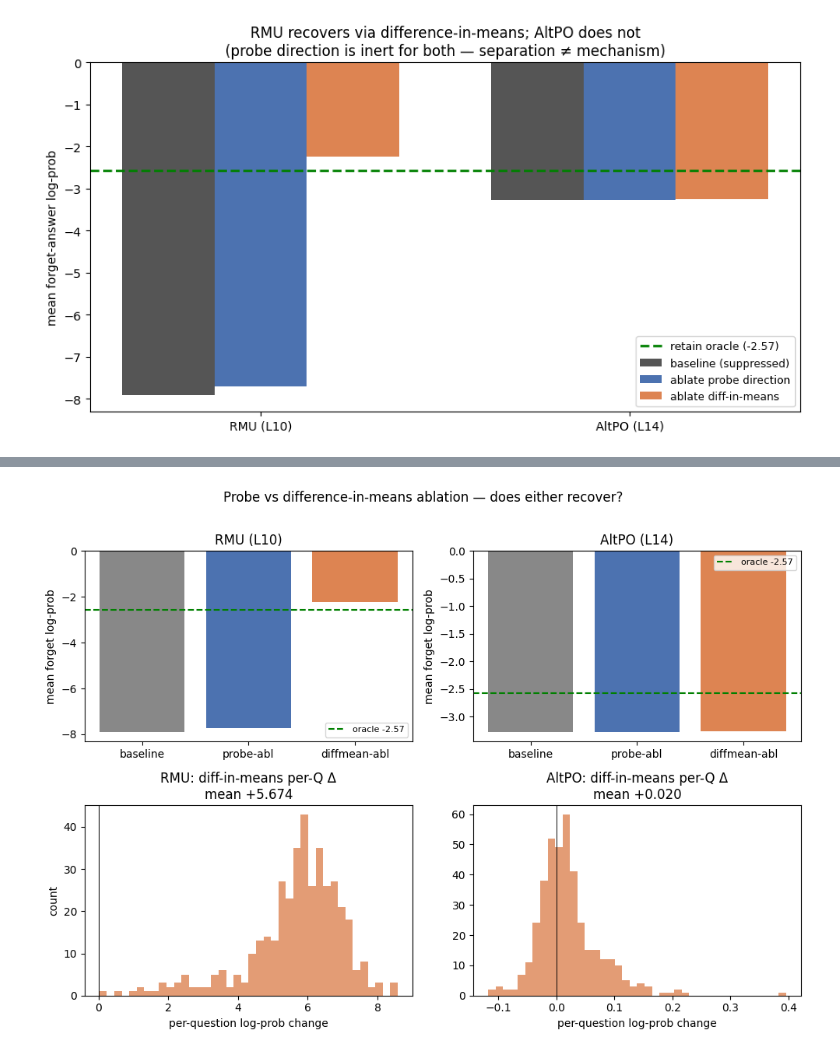
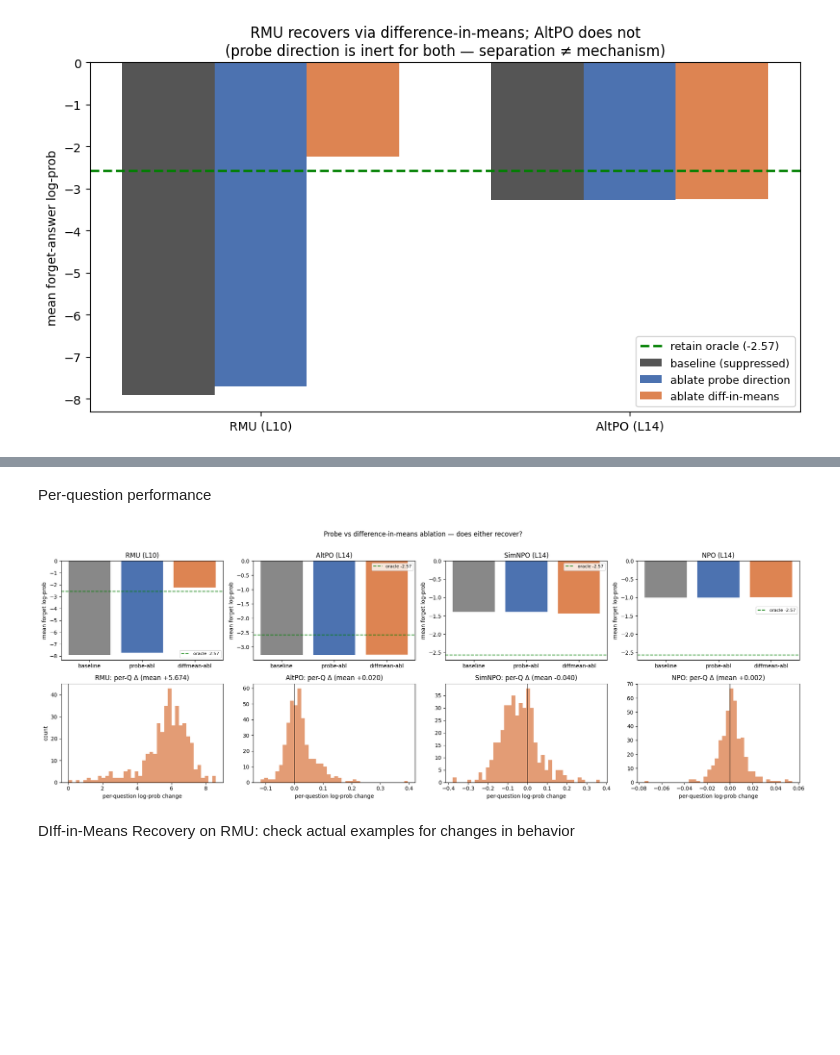
Before and after one commit to alexnie01/unlearning-probes, a Jupyter notebook: notebooks/08_ablation_translation.ipynb, the cells around one changed output, grey strips where cells are left out. Drawn from its saved outputs; the diff is of its cells as text; code cells hidden in the pictures; blank space fills up the shorter version.

```diff
--- a/notebooks/08_ablation_translation.ipynb
+++ b/notebooks/08_ablation_translation.ipynb
@@ -313,44 +267,34 @@ Params: 1.2B
+# %% [markdown]
+Per-question performance
 # %%
-import matplotlib.pyplot as plt
-import numpy as np
-import json
-
-diff_results = json.load(open("../results/ablation_recovery/diff_in_means.json"))
-ORACLE = -2.57
-
-# also load the probe-direction results for side-by-side comparison
-probe_results = json.load(open("../results/ablation_recovery/recovery_all_models.json"))
-
 models = list(diff_results.keys())
-fig, axes = plt.subplots(2, len(models), figsize=(5*len(models), 7))
+fig, axes = plt.subplots(2, len(models), figsize=(5 * len(models), 7))
 
 for j, mk in enumerate(models):
     dm = diff_results[mk]
-
-    # top row: bar comparison baseline / probe-abl / diffmeans-abl, oracle line
     ax = axes[0, j]
-    probe_abl = probe_results[mk]["mean_ablated"]
-    bars = [dm["mean_baseline"], probe_abl, dm["mean_ablated"]]
-    labels = ["baseline", "probe-abl", "diffmean-abl"]
-    ax.bar(labels, bars, color=["#888","#4c72b0","#dd8452"])
-    ax.axhline(ORACLE, color="green", ls="--", label=f"oracle {ORACLE}")
+    bars = [dm["mean_baseline"], probe_results[mk]["mean_ablated"], dm["mean_ablated"]]
+    ax.bar(["baseline", "probe-abl", "diffmean-abl"], bars,
+           color=["#888", "#4c72b0", "#dd8452"])
+    ax.axhline(ORACLE, color="green", ls="--", label=f"oracle {ORACLE:.2f}")
     ax.set_title(f"{mk} (L{dm['layer']})")
     ax.set_ylabel("mean forget log-prob")
     ax.legend(fontsize=8)
 
-    # bottom row: per-question delta histogram for diff-in-means
     ax = axes[1, j]
     delta = np.array(dm["delta"])
     ax.hist(delta, bins=40, color="#dd8452", alpha=0.8)
     ax.axvline(0, color="k", lw=0.7)
-    ax.set_title(f"{mk}: diff-in-means per-Q Δ\nmean {delta.mean():+.3f}")
+    ax.set_title(f"{mk}: per-Q Δ (mean {delta.mean():+.3f})")
     ax.set_xlabel("per-question log-prob change")
 
-axes[1,0].set_ylabel("count")
+axes[1, 0].set_ylabel("count")
 fig.suptitle("Probe vs difference-in-means ablation — does either recover?", y=1.01)
 fig.tight_layout()
-fig.savefig("../results/ablation_recovery/diff_in_means_comparison.png", dpi=120, bbox_inches="tight")
+fig.savefig(f"{OUT_DIR}/diff_in_means_comparison.png", dpi=120, bbox_inches="tight")
 plt.show()
 # %% [output]
-[figure, old version]
+[figure, new version]
+# %% [markdown]
+DIff-in-Means Recovery on RMU: check actual examples for changes in behavior
 # %%
```
Also changed, not shown: parts of 25 cells of this notebook, 3 other files.
